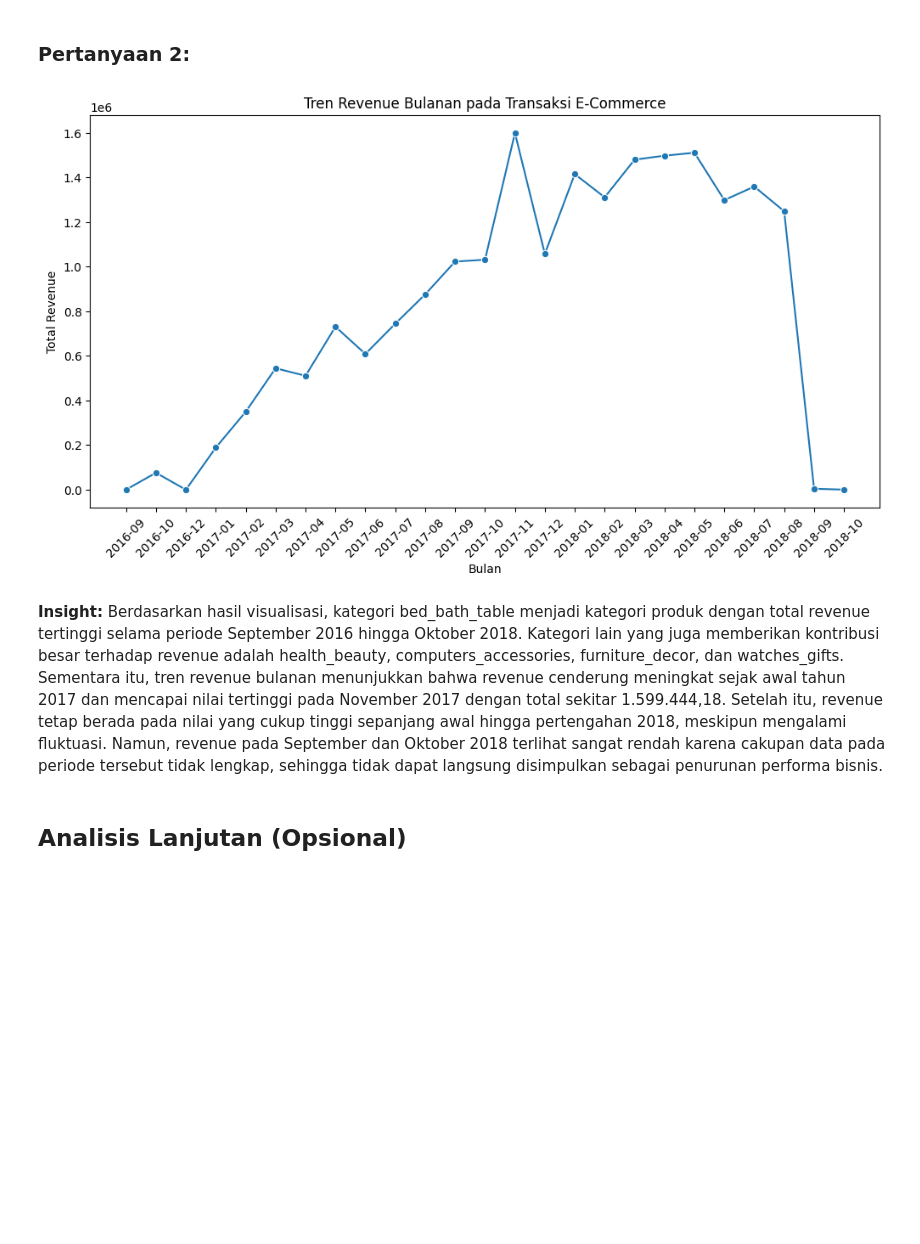
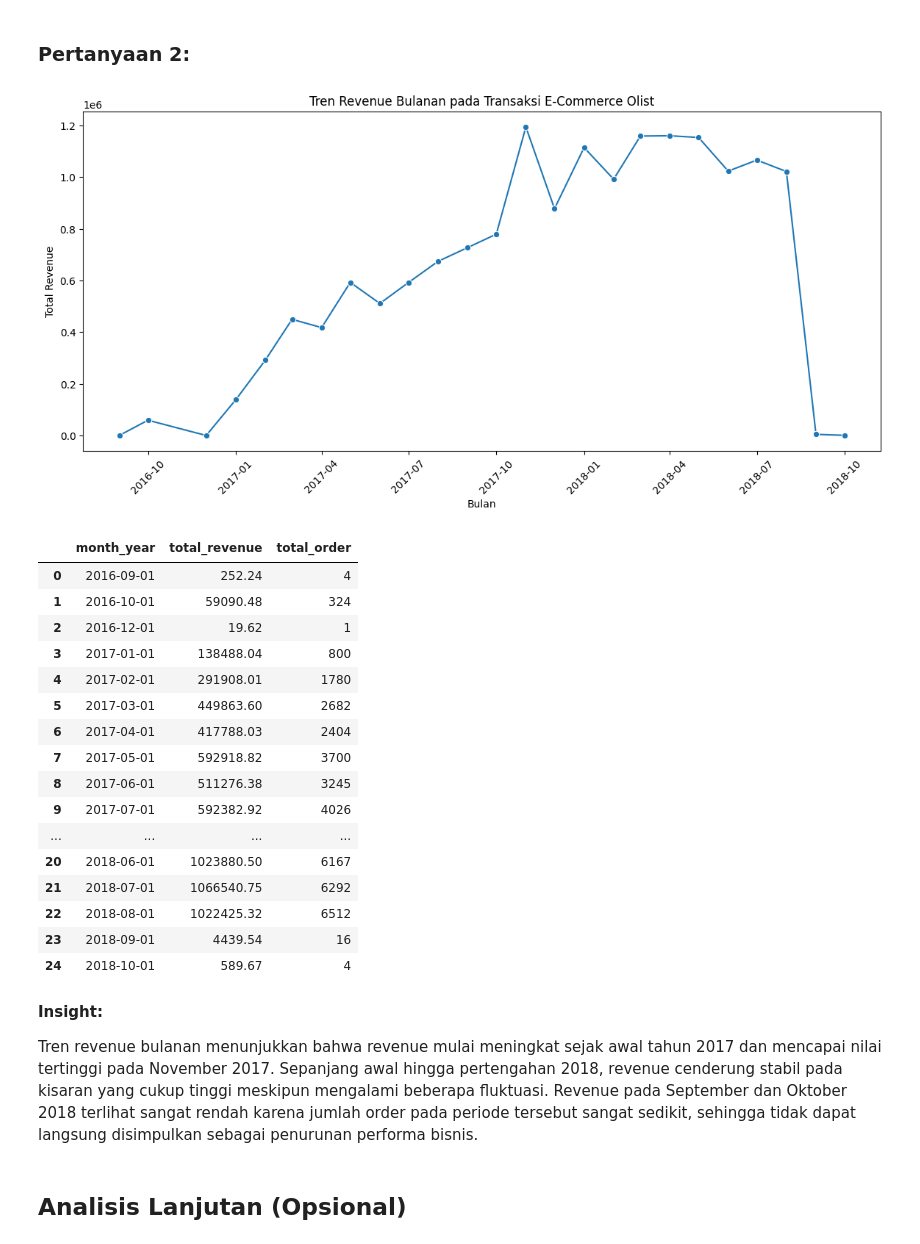
Before and after one commit to bilaaak/ecommerce, a Jupyter notebook: notebook.ipynb, the cells around one changed output. Drawn from its saved outputs; the diff is of its cells as text; code cells hidden in the pictures; blank space fills up the shorter version.

```diff
--- a/notebook.ipynb
+++ b/notebook.ipynb
@@ -224,29 +631,60 @@ plt.show()
 # %% [markdown]
 ### Pertanyaan 2:
 # %%
+# =========================
+# Pertanyaan 2:
+# Bagaimana tren revenue bulanan?
+# =========================
+
 monthly_revenue_df = (
-    eda_df.groupby("month_year")["payment_value"]
-    .sum()
-    .reset_index()
+    order_level_df
+    .groupby("month_year", as_index=False)
+    .agg(
+        total_revenue=("payment_value", "sum"),
+        total_order=("order_id", "nunique")
+    )
 )
 
-plt.figure(figsize=(12, 6))
+monthly_revenue_df["month_year"] = pd.to_datetime(monthly_revenue_df["month_year"])
+monthly_revenue_df = monthly_revenue_df.sort_values("month_year")
+
+plt.figure(figsize=(14, 6))
 sns.lineplot(
     data=monthly_revenue_df,
     x="month_year",
-    y="payment_value",
+    y="total_revenue",
     marker="o"
 )
-
-plt.title("Tren Revenue Bulanan pada Transaksi E-Commerce")
+plt.title("Tren Revenue Bulanan pada Transaksi E-Commerce Olist")
 plt.xlabel("Bulan")
 plt.ylabel("Total Revenue")
 plt.xticks(rotation=45)
 plt.show()
+
+monthly_revenue_df
 # %% [output]
-[figure, old version]
+[figure, new version]
+|  | month_year | total_revenue | total_order |
+| 0 | 2016-09-01 | 252.24 | 4 |
+| 1 | 2016-10-01 | 59090.48 | 324 |
+| 2 | 2016-12-01 | 19.62 | 1 |
+| 3 | 2017-01-01 | 138488.04 | 800 |
+| 4 | 2017-02-01 | 291908.01 | 1780 |
+| 5 | 2017-03-01 | 449863.60 | 2682 |
+| 6 | 2017-04-01 | 417788.03 | 2404 |
+| 7 | 2017-05-01 | 592918.82 | 3700 |
+| 8 | 2017-06-01 | 511276.38 | 3245 |
+| 9 | 2017-07-01 | 592382.92 | 4026 |
+| ... | ... | ... | ... |
+| 20 | 2018-06-01 | 1023880.50 | 6167 |
+| 21 | 2018-07-01 | 1066540.75 | 6292 |
+| 22 | 2018-08-01 | 1022425.32 | 6512 |
+| 23 | 2018-09-01 | 4439.54 | 16 |
+| 24 | 2018-10-01 | 589.67 | 4 |
 # %% [markdown]
-**Insight:**  Berdasarkan hasil visualisasi, kategori bed_bath_table menjadi kategori produk dengan total revenue tertinggi selama periode September 2016 hingga Oktober 2018. Kategori lain yang juga memberikan kontribusi besar terhadap revenue adalah health_beauty, computers_accessories, furniture_decor, dan watches_gifts. Sementara itu, tren revenue bulanan menunjukkan bahwa revenue cenderung meningkat sejak awal tahun 2017 dan mencapai nilai tertinggi pada November 2017 dengan total sekitar 1.599.444,18. Setelah itu, revenue tetap berada pada nilai yang cukup tinggi sepanjang awal hingga pertengahan 2018, meskipun mengalami fluktuasi. Namun, revenue pada September dan Oktober 2018 terlihat sangat rendah karena cakupan data pada periode tersebut tidak lengkap, sehingga tidak dapat langsung disimpulkan sebagai penurunan performa bisnis.
+**Insight:**
+
+Tren revenue bulanan menunjukkan bahwa revenue mulai meningkat sejak awal tahun 2017 dan mencapai nilai tertinggi pada November 2017. Sepanjang awal hingga pertengahan 2018, revenue cenderung stabil pada kisaran yang cukup tinggi meskipun mengalami beberapa fluktuasi. Revenue pada September dan Oktober 2018 terlihat sangat rendah karena jumlah order pada periode tersebut sangat sedikit, sehingga tidak dapat langsung disimpulkan sebagai penurunan performa bisnis.
 # %% [markdown]
 ## Analisis Lanjutan (Opsional)
 # %%
```
Also changed, not shown: parts of 40 cells of this notebook, 3 other files.
